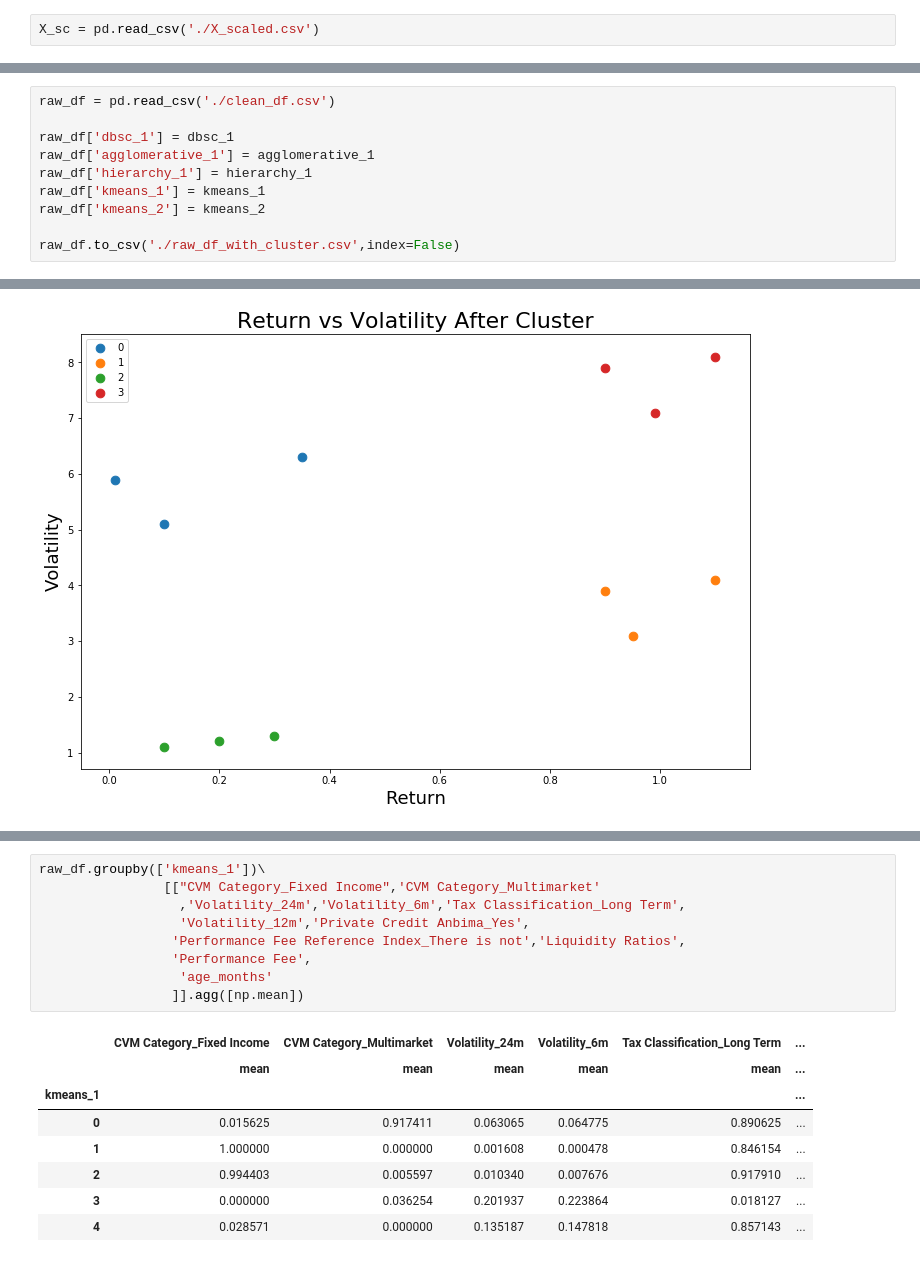
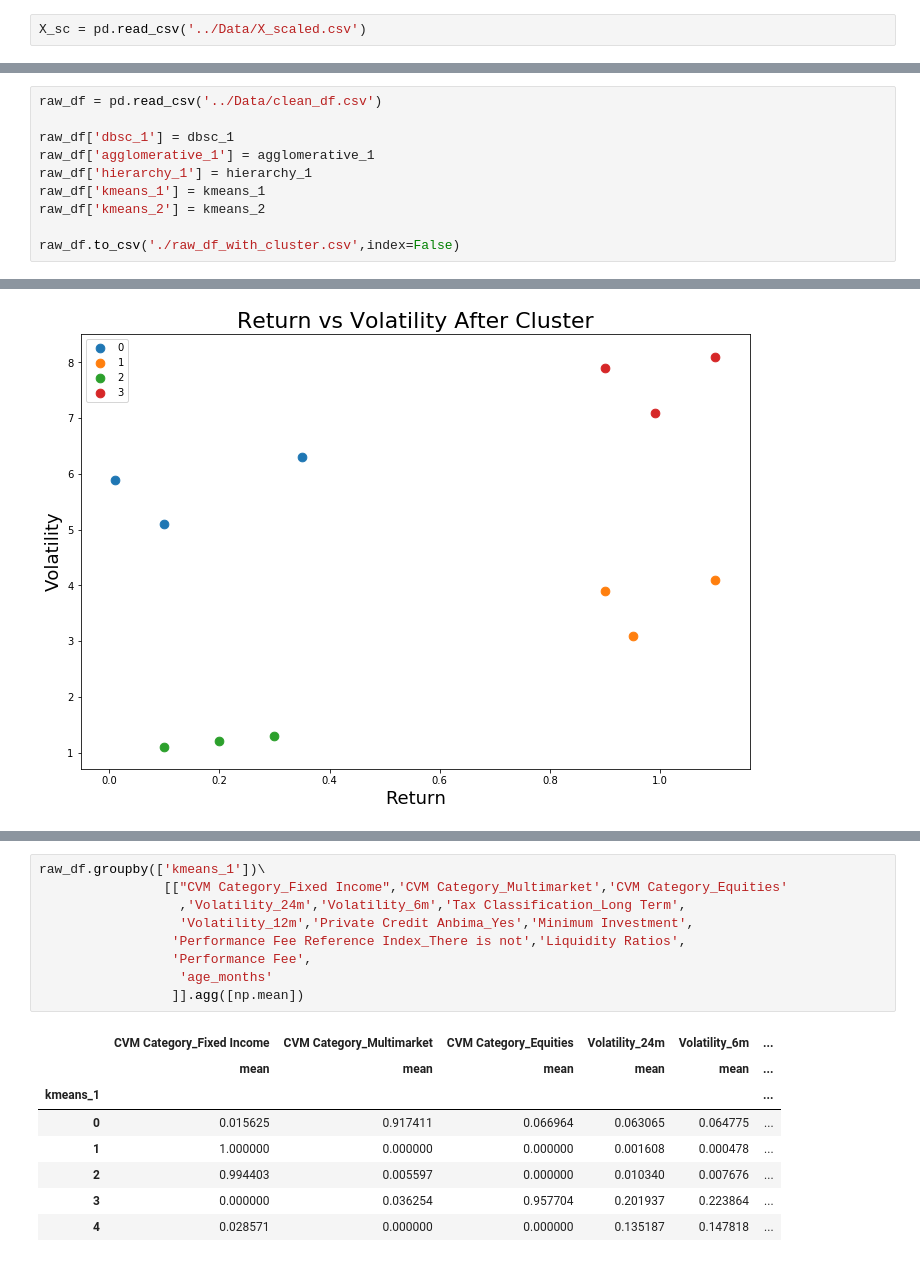
Before and after one commit to berkurka/Mutual_Fund_Clustering, a Jupyter notebook: Notebooks/03 Building Models.ipynb, the cells around one changed output, grey strips where cells are left out. Cells and saved outputs as stored; diff of their text form.

```diff
--- a/Notebooks/Building Models.ipynb
+++ b/Notebooks/03 Building Models.ipynb
@@ -11,5 +15,5 @@ from sklearn.ensemble import RandomForestClassifier
 # %%
-X_sc = pd.read_csv('./X_scaled.csv')
+X_sc = pd.read_csv('../Data/X_scaled.csv')
 # %%
 ## Setting Feature list for clustering
 features = X_sc.columns.values
@@ -382,7 +388,7 @@ fig.tight_layout()
 # %% [markdown]
 ## Adding clusters classifications to DF
 # %%
-raw_df = pd.read_csv('./clean_df.csv')
+raw_df = pd.read_csv('../Data/clean_df.csv')
 
 raw_df['dbsc_1'] = dbsc_1
 raw_df['agglomerative_1'] = agglomerative_1
@@ -830,18 +839,18 @@ AttributeError: 'AxesSubplot' object has no attribute 'ravel'
 # %%
 raw_df.groupby(['kmeans_1'])\
-                [["CVM Category_Fixed Income",'CVM Category_Multimarket'
+                [["CVM Category_Fixed Income",'CVM Category_Multimarket','CVM Category_Equities'
                   ,'Volatility_24m','Volatility_6m','Tax Classification_Long Term',
-                  'Volatility_12m','Private Credit Anbima_Yes',
+                  'Volatility_12m','Private Credit Anbima_Yes','Minimum Investment',
                  'Performance Fee Reference Index_There is not','Liquidity Ratios',
                  'Performance Fee',
                   'age_months'
                  ]].agg([np.mean])
 # %% [output]
-|  | CVM Category_Fixed Income | CVM Category_Multimarket | Volatility_24m | Volatility_6m | Tax Classification_Long Term | ... |
+|  | CVM Category_Fixed Income | CVM Category_Multimarket | CVM Category_Equities | Volatility_24m | Volatility_6m | ... |
 |  | mean | mean | mean | mean | mean | ... |
 | kmeans_1 |  |  |  |  |  | ... |
-| 0 | 0.015625 | 0.917411 | 0.063065 | 0.064775 | 0.890625 | ... |
-| 1 | 1.000000 | 0.000000 | 0.001608 | 0.000478 | 0.846154 | ... |
-| 2 | 0.994403 | 0.005597 | 0.010340 | 0.007676 | 0.917910 | ... |
-| 3 | 0.000000 | 0.036254 | 0.201937 | 0.223864 | 0.018127 | ... |
-| 4 | 0.028571 | 0.000000 | 0.135187 | 0.147818 | 0.857143 | ... |
+| 0 | 0.015625 | 0.917411 | 0.066964 | 0.063065 | 0.064775 | ... |
+| 1 | 1.000000 | 0.000000 | 0.000000 | 0.001608 | 0.000478 | ... |
+| 2 | 0.994403 | 0.005597 | 0.000000 | 0.010340 | 0.007676 | ... |
+| 3 | 0.000000 | 0.036254 | 0.957704 | 0.201937 | 0.223864 | ... |
+| 4 | 0.028571 | 0.000000 | 0.000000 | 0.135187 | 0.147818 | ... |
```
Also changed, not shown: parts of 21 cells of this notebook, 7 other files.
